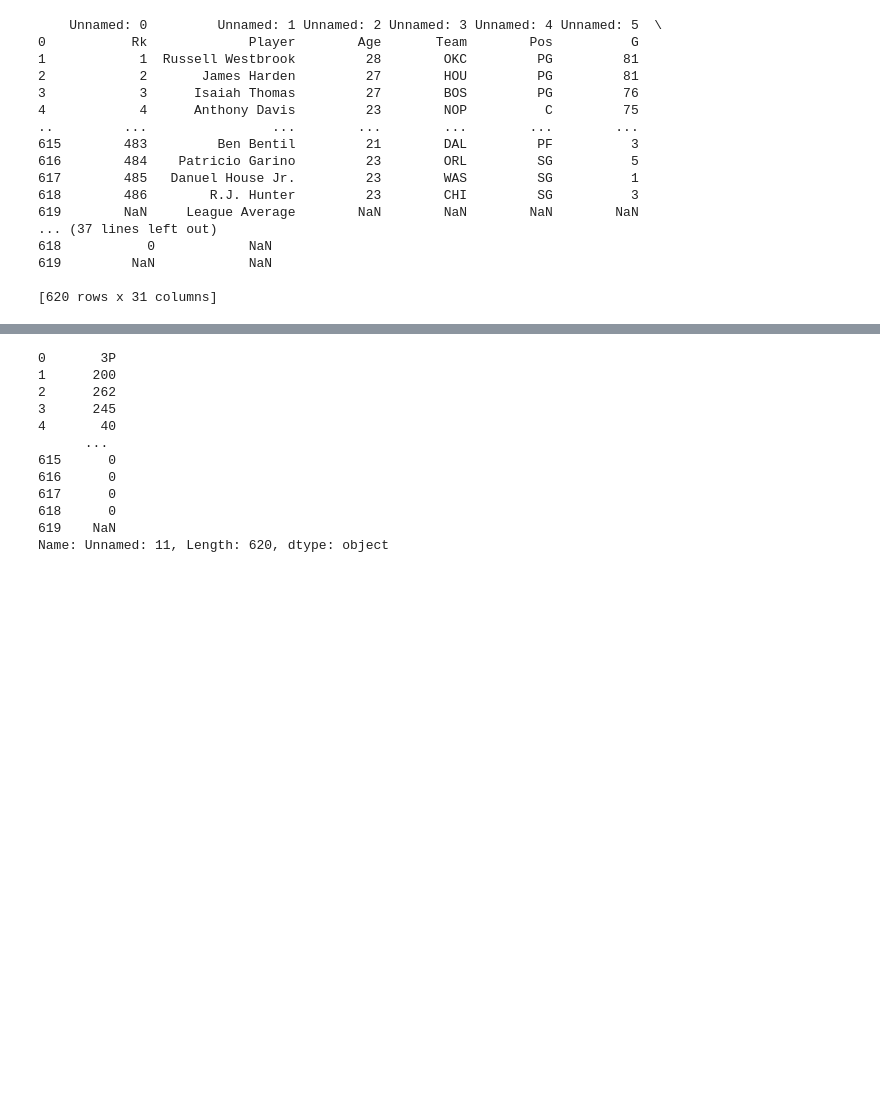
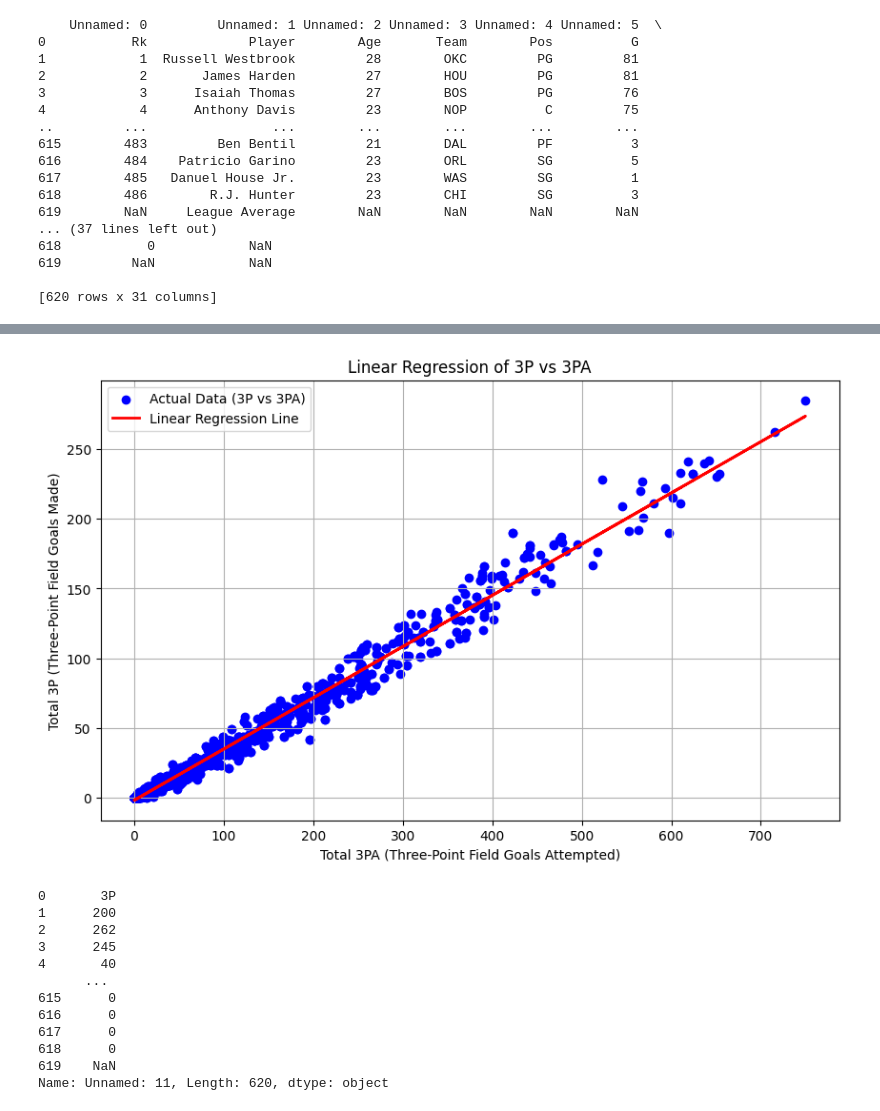
Before and after one commit to Omorusi/LinearRegressation, a Jupyter notebook: Untitled2.ipynb, the cells around one changed output, grey strips where cells are left out. Saved outputs shown, nothing was run; the diff lists cells and outputs as text; code cells hidden in the pictures; blank space fills up the shorter version.

```diff
--- a/Untitled2.ipynb
+++ b/Untitled2.ipynb
@@ -27,3 +27,69 @@ print(data)
 619         NaN            NaN
 
 [620 rows x 31 columns]
+# %%
+import pandas as pd
+import matplotlib.pyplot as plt
+from sklearn.linear_model import LinearRegression
+
+# Load your specific data file for analysis (replace with your actual file)
+data = pd.read_csv('/content/21-22.csv')  # Adjust the path as necessary
+
+# Print column names to verify the structure of the CSV
+print("Columns in the dataset:")
+print(data.columns)
+
+# Clean column names: strip spaces
+data.columns = data.columns.str.strip()
+
+# Print cleaned column names
+print("Cleaned columns in the dataset:")
+print(data.columns)
+
+# Now check if '3P' and '3PA' are present in the data
+if '3P' not in data.columns or '3PA' not in data.columns:
+    print("Error: '3P' or '3PA' column not found in the dataset!")
+else:
+    # Convert columns to numeric and handle errors by coercing them to NaN
+    data['3P'] = pd.to_numeric(data['3P'], errors='coerce')
+    data['3PA'] = pd.to_numeric(data['3PA'], errors='coerce')
+
+    # Drop rows with NaN values in '3P' or '3PA'
+    data = data.dropna(subset=['3P', '3PA'])
+
+    # Prepare points for regression
+    Points = data['3P']
+    PointsA = data['3PA']
+
+    # Ensure the data is in the right format
+    print("Points (3P):")
+    print(Points.head())
+    print("PointsA (3PA):")
+    print(PointsA.head())
+
+    # Perform linear regression
+    X = PointsA.values.reshape(-1, 1)  # Reshape for sklearn
+    y = Points.values
+
+    # Create and fit the linear regression model
+    model = LinearRegression()
+    model.fit(X, y)
+
+    # Predict values
+    y_pred = model.predict(X)
+
+    # Print coefficients
+    print(f'Linear Regression Coefficient (slope): {model.coef_[0]}')
+    print(f'Linear Regression Intercept: {model.intercept_}')
+
+    # Plotting
+    plt.figure(figsize=(10, 6))
+    plt.scatter(PointsA, Points, color='blue', label='Actual Data (3P vs 3PA)')
+    plt.plot(PointsA, y_pred, color='red', linewidth=2, label='Linear Regression Line')
+    plt.xlabel('Total 3PA (Three-Point Field Goals Attempted)')
+    plt.ylabel('Total 3P (Three-Point Field Goals Made)')
+    plt.title('Linear Regression of 3P vs 3PA')
+    plt.legend()
+    plt.grid()
+    plt.show()
+# %% [output]
@@ -30,3 +113,4 @@ print(data)
+[figure, added]
 # %%
 Points  = data['Unnamed: 11']
 
```
Also changed, not shown: parts of 4 cells of this notebook.
